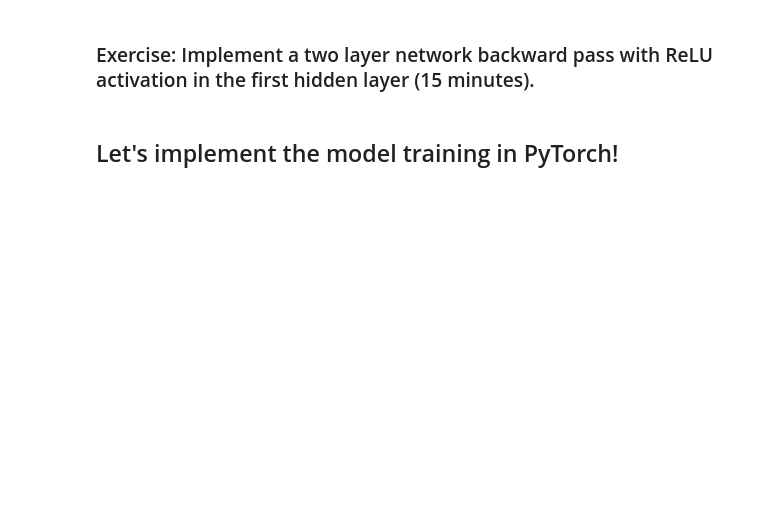
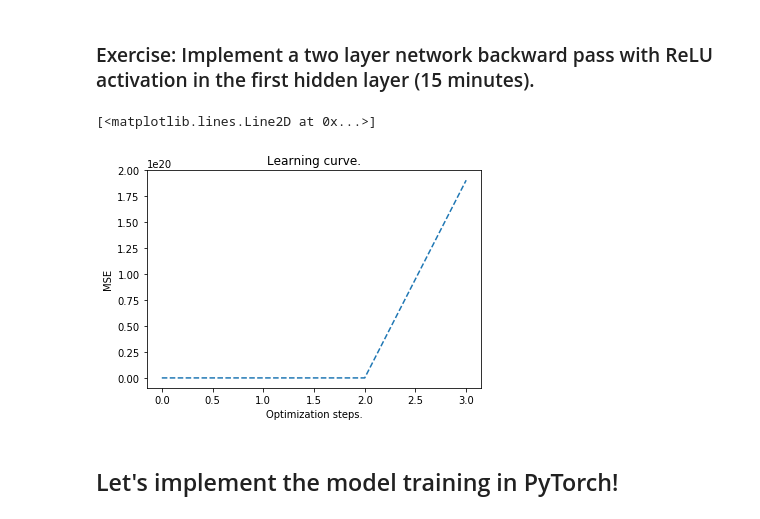
Before and after one commit to yugt/deep-learning-course, a Jupyter notebook: CodeExamples/02_backprop.ipynb, the cells around one changed output. Cells and saved outputs as stored; diff of their text form; code cells hidden in the pictures; blank space fills up the shorter version.

```diff
--- a/CodeExamples/02_backprop.ipynb
+++ b/CodeExamples/02_backprop.ipynb
@@ -177,37 +180,42 @@ for t in range(max_steps):
 
 
     """""""""""""""""""""""""""""""""""""""""""""""""""""""""""""""""
     """""""""""""""""""""""""""""""""""""""""""""""""""""""""""""""""
     """ COMPLETE CODE BELOW """""""""""""""""""""""""""""""""""""""""
     # Gradients in layer 1 take in gradients of the cost with respect to its output
     # and computes its internal gradients. Note: activation is ReLU!!
-#     grad_a1 = ...                           # dC_da1 = dC_dh1 * dh1_da1 Gradient of ReLU activation
+    grad_a1 = grad_h1.clone()
+    grad_a1[a1<0]=0
+    # dC_da1 = dC_dh1 * dh1_da1 Gradient of ReLU activation
 #                                             # Output shape: N x H
 #
-#     grad_w1 = ...                           # dC_dw1 = da1_dw1 \dot dC_da1
+    grad_w1 = x.t().mm(grad_a1)                           # dC_dw1 = da1_dw1 \dot dC_da1
 #                                             # Output shape: D_in x H = N x D_in ^T \dot N x H
 #
-#     grad_b1 = ...                           # dC_db2 = da1_db1 \dot dC_da1
+    grad_b1 = torch.ones(1,N).mm(grad_a1)                           # dC_db2 = da1_db1 \dot dC_da1
 #                                             # Output shape: 1 x H = 1 x N \dot N x H
 #
-#     grad_x = ...                            # dC_dx = dC_da1 \dot da1_dx
+    grad_x = grad_a1.mm(w1.t())                            # dC_dx = dC_da1 \dot da1_dx
 #                                             # Output shape: N x D_in = N x H \dot H x D_in
 #
     """""""""""""""""""""""""""""""""""""""""""""""""""""""""""""""""
     """""""""""""""""""""""""""""""""""""""""""""""""""""""""""""""""
 
     # No more layers! Let's update the parameters using gradient descent
     w1 -= learning_rate * grad_w1
     b1 -= learning_rate * grad_b1
     w2 -= learning_rate * grad_w2
     b2 -= learning_rate * grad_b2
 
 
 # Plot learning curve
 plt.title('Learning curve.')
 plt.ylabel('MSE')
 plt.xlabel('Optimization steps.')
 plt.plot(loss_list, '--')
+# %% [output]
+[<matplotlib.lines.Line2D at 0x...>]
+[figure, added]
 # %% [markdown]
 ## Let's implement the model training in PyTorch!
 # %%
```
Also changed, not shown: parts of 9 cells of this notebook.
